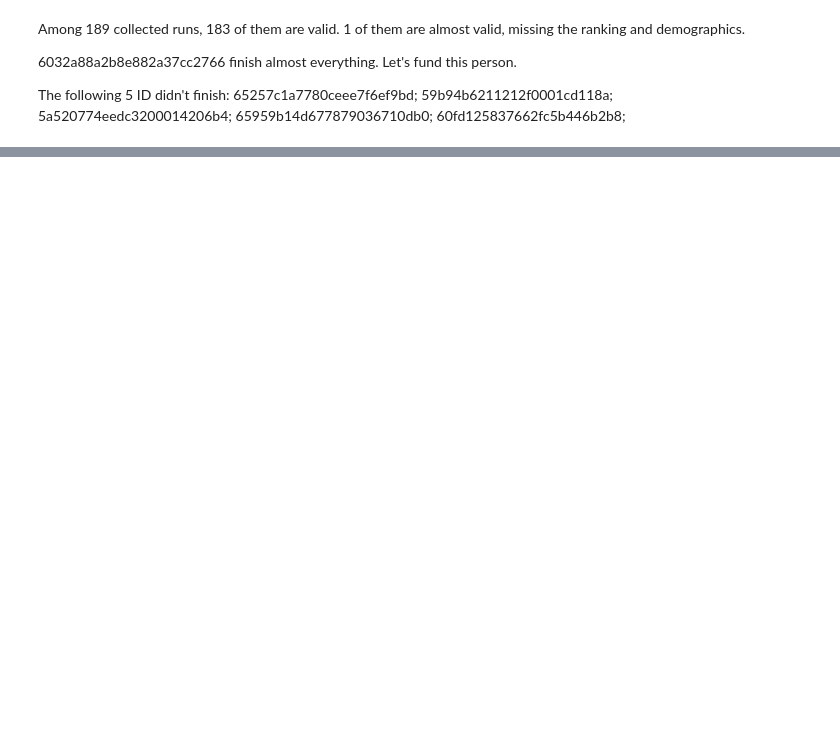
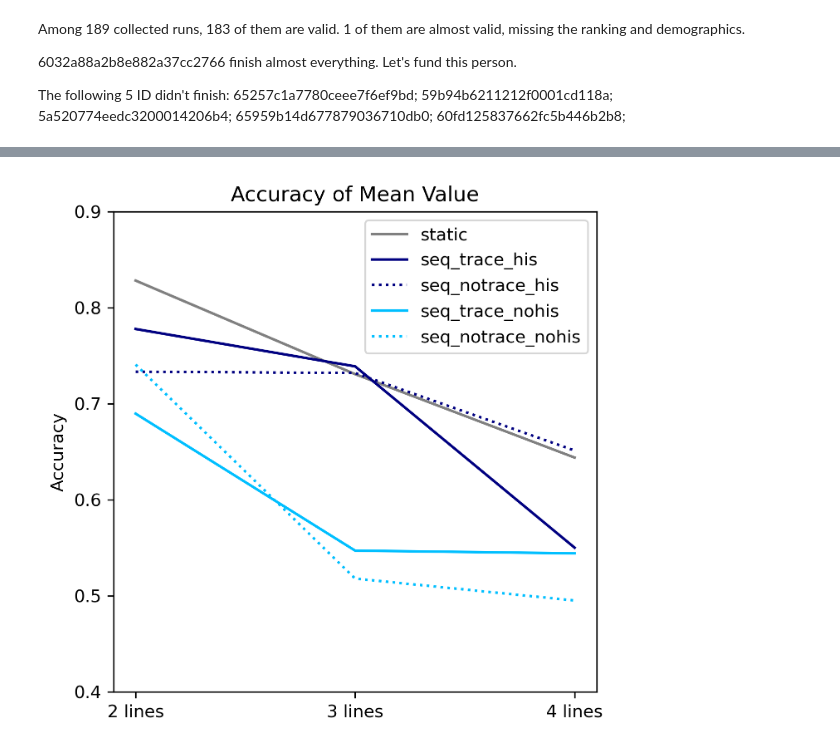
Before and after one commit to Delen0828/gif_maker, a Jupyter notebook: Analyze/read.ipynb, the cells around one changed output, grey strips where cells are left out. Cells and saved outputs as stored; diff of their text form; code cells hidden in the pictures; blank space fills up the shorter version.

```diff
--- a/Analyze/read.ipynb
+++ b/Analyze/read.ipynb
@@ -406,0 +182,5 @@ sort['final_locations'].tolist()[0]
+# %%
+avg_acc={}
+for name, count in dict(avg_dict).items():
+	avg_acc[name]=count/count_avg_dict[name]
+avg_acc
@@ -406,0 +205,25 @@ sort['final_locations'].tolist()[0]
+# %%
+seq_trace_his=[avg_acc['seq_trace_his2'],avg_acc['seq_trace_his3'],avg_acc['seq_trace_his4']]
+seq_notrace_his=[avg_acc['seq_notrace_his2'],avg_acc['seq_notrace_his3'],avg_acc['seq_notrace_his4']]
+seq_trace_nohis=[avg_acc['seq_trace_nohis2'],avg_acc['seq_trace_nohis3'],avg_acc['seq_trace_nohis4']]
+seq_notrace_nohis=[avg_acc['seq_notrace_nohis2'],avg_acc['seq_notrace_nohis3'],avg_acc['seq_notrace_nohis4']]
+sync_trace=[avg_acc['sync_trace2'],avg_acc['sync_trace3'],avg_acc['sync_trace4']]
+sync_notrace=[avg_acc['sync_notrace2'],avg_acc['sync_notrace3'],avg_acc['sync_notrace4']]
+static=[avg_acc['static2'],avg_acc['static3'],avg_acc['static4']]
+
+# labels=['2 lines','3 lines','4 lines']
+plt.figure(dpi=300,figsize=(5,5))
+plt.xticks([0,1,2],['2 lines','3 lines','4 lines'])
+plt.ylim(0.4,0.9)
+plt.ylabel('Accuracy')
+plt.plot(static,color='grey',label='static')
+plt.plot(seq_trace_his,color='navy',label='seq_trace_his')
+plt.plot(seq_notrace_his,color='navy',label='seq_notrace_his',linestyle=':')
+plt.plot(seq_trace_nohis,color='deepskyblue',label='seq_trace_nohis')
+plt.plot(seq_notrace_nohis,color='deepskyblue',label='seq_notrace_nohis',linestyle=':')
+
+plt.legend()
+plt.title('Accuracy of Mean Value')
+plt.savefig('seq_mean_value.pdf')
+# %% [output]
+[figure, added]
```
Also changed, not shown: parts of 22 cells of this notebook, 4 other files.
